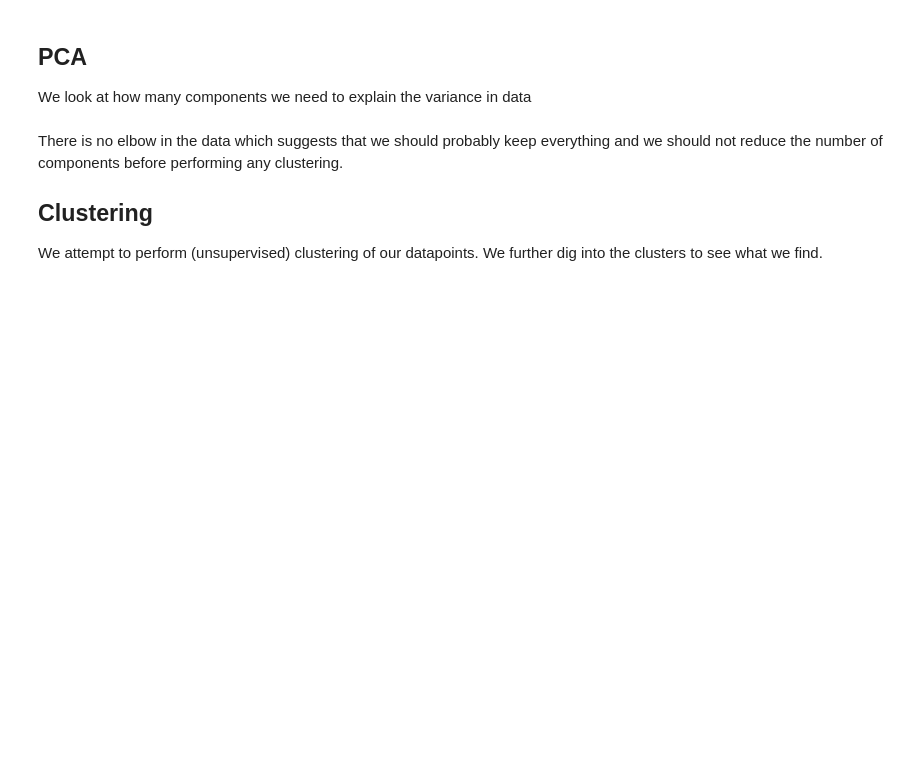
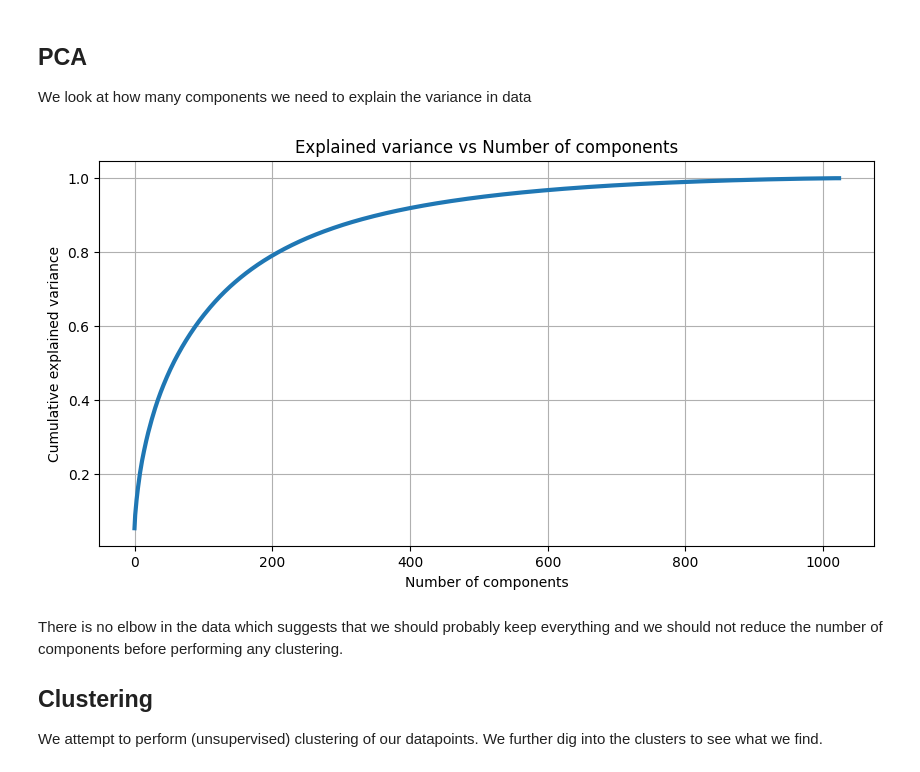
Before and after one commit to sarashs/Exploratory, a Jupyter notebook: FPGA_code_DB.ipynb, the cells around one changed output. Saved outputs shown, nothing was run; the diff lists cells and outputs as text; code cells hidden in the pictures; blank space fills up the shorter version.

```diff
--- a/FPGA_code_DB.ipynb
+++ b/FPGA_code_DB.ipynb
@@ -38,29 +45,31 @@ We look at how many components we need to explain the variance in data
 # %%
 import numpy as np
 import matplotlib.pyplot as plt
 from sklearn.decomposition import PCA
 
-with np.load('sample_verilog_10000.npz', allow_pickle=True) as data:
-    embeddings = data['bge_embeddings']
+with np.load('sample_verilog_10000_code_sage_small.npz', allow_pickle=True) as data:
+    embeddings = data['code_sage_small']
 
 # Running PCA from 1 to n components
 pca = PCA(n_components=embeddings.shape[1])
 pca.fit(embeddings)
 
 # The amount of variance that each PC explains
 variance = pca.explained_variance_ratio_
 
 # The cumulative variance explained by the PCs
 cumulative_variance = np.cumsum(variance)
 
 # Plotting the cumulative variance against the number of components
 plt.figure(figsize=(10, 5))
 plt.plot(cumulative_variance, lw=3)
 plt.xlabel('Number of components')
 plt.ylabel('Cumulative explained variance')
 plt.title('Explained variance vs Number of components')
 plt.grid(True)
 plt.show()
+# %% [output]
+[figure, added]
 # %% [markdown]
 There is no elbow in the data which suggests that we should probably keep everything and we should not reduce the number of components before performing any clustering.
 
```
Also changed, not shown: parts of 16 cells of this notebook.
